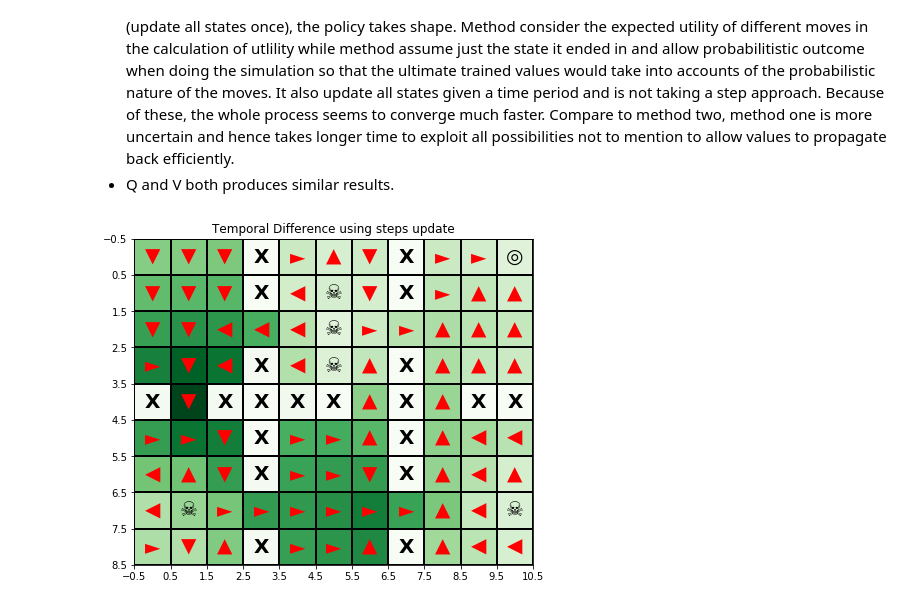
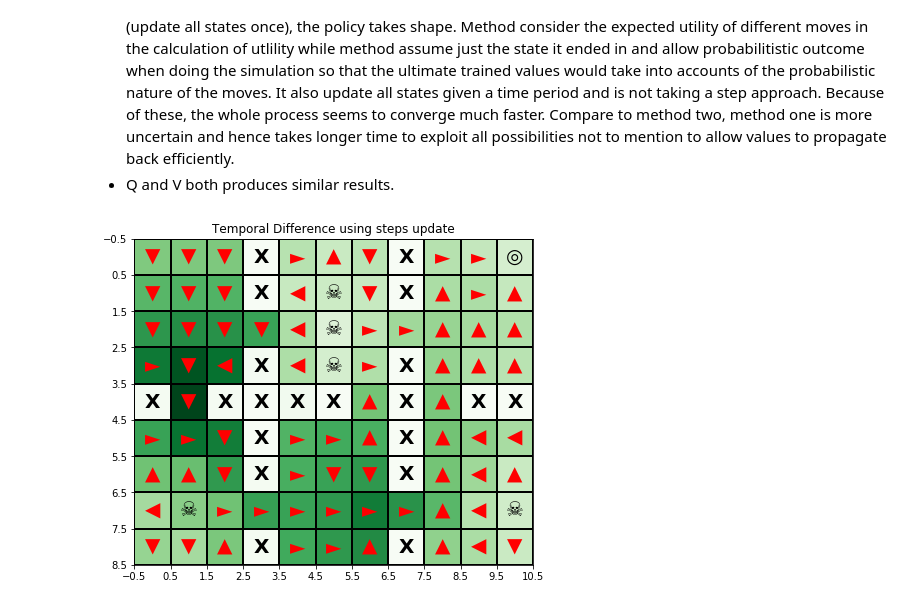
Before and after one commit to chihoxtra/reinforcement_learning, a Jupyter notebook: [PlayAround][Reinforcement Learning].ipynb, the cells around one changed output. Cells and saved outputs as stored; diff of their text form; code cells hidden in the pictures.

```diff
--- a/[PlayAround][Reinforcement Learning].ipynb
+++ b/[PlayAround][Reinforcement Learning].ipynb
@@ -289,7 +289,7 @@ def displayRLMaze(p1, sA, visitedPath=[], title='', plotsize=(5,5)):
                 qScoreMax = -np.Inf
                 MaxDir = None
 
-                if sA.trainMethod == 'V':
+                if sA.trainMethod == 'V' or sA.trainMethod == 'AV':
                     qScoreMax = sA.sValue[(i+1,j+1)]['value']
                     MaxDir = sA.sValue[(i+1,j+1)]['optAction']
                 else:
@@ -773,13 +847,13 @@ pbigMz = RL_Problem(dimension = t_s_dim, walls=t_s_walls,
 # %%
 ################# Method 1: Temporal Difference ########################
 visitedPathBigMz = []
 TDLamda1 = 0.6 # 0-> TD(0) not use eligibility ; (1) 1-> use eligibility K steps
 SAbigMz = RL_SearchAgent(pbigMz, alpha = 0.01, gamma = 0.9, initialState = (1,9), TDLamda=TDLamda)
 
-visitedPathBigMz, QscoreDiffHistBigMz = SAbigMz.trainModelbyTemporalDifference(epoche=15000, offPolicyThreshold=0.9)
+visitedPathBigMz, QscoreDiffHistBigMz = SAbigMz.trainModelbyTemporalDifference(epoche=150000, offPolicyThreshold=0.9)
 displayRLMaze(pbigMz, SAbigMz, visitedPathBigMz,'Temporal Difference using steps update', plotsize=(8,6))
 # %% [output]
-[figure, old version]
+[figure, new version]
 # %%
 showSearchPolicy(pbigMz, SAbigMz, title='Using Temperal Diff steps update', plotsize=(8,6))
 # %% [output]
```
Also changed, not shown: parts of 12 cells of this notebook.
